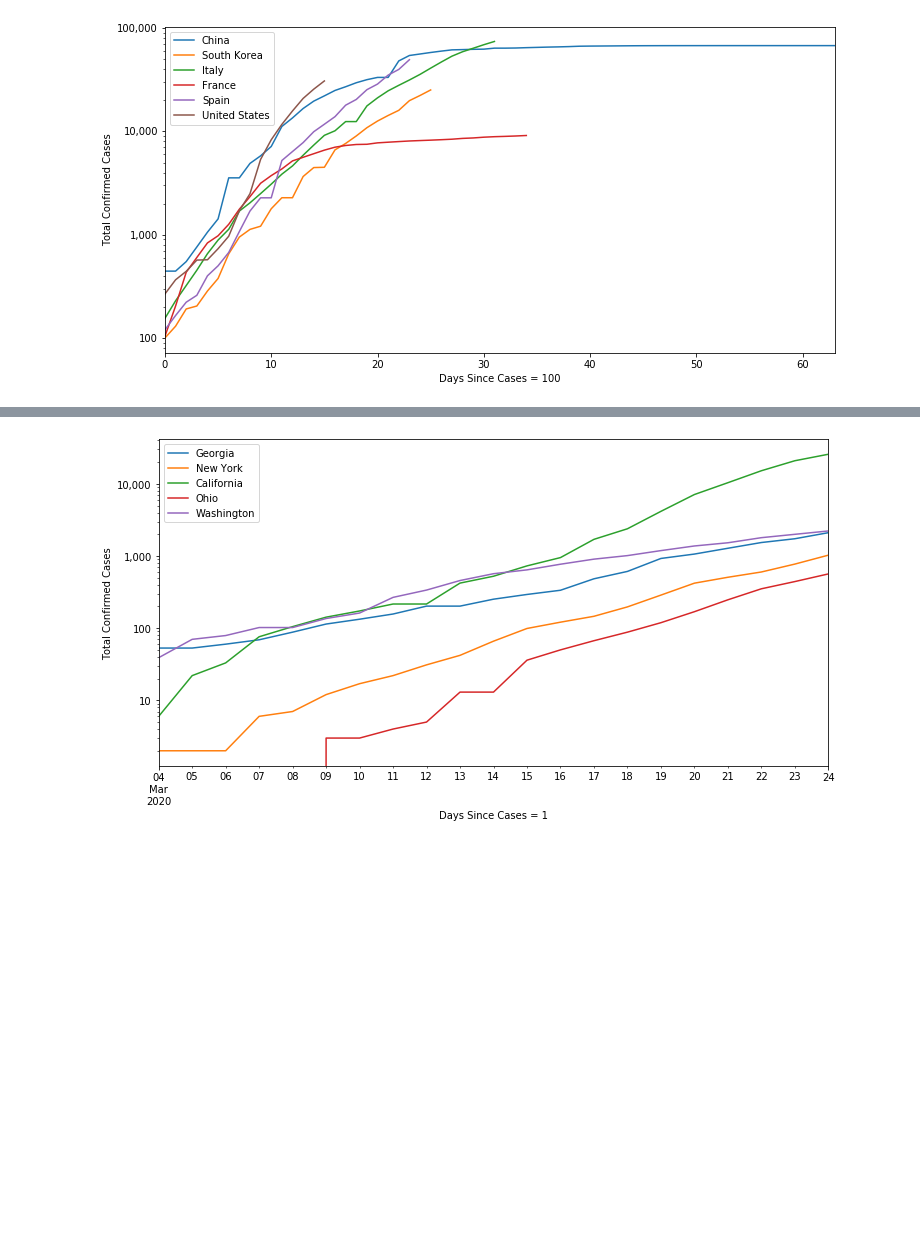
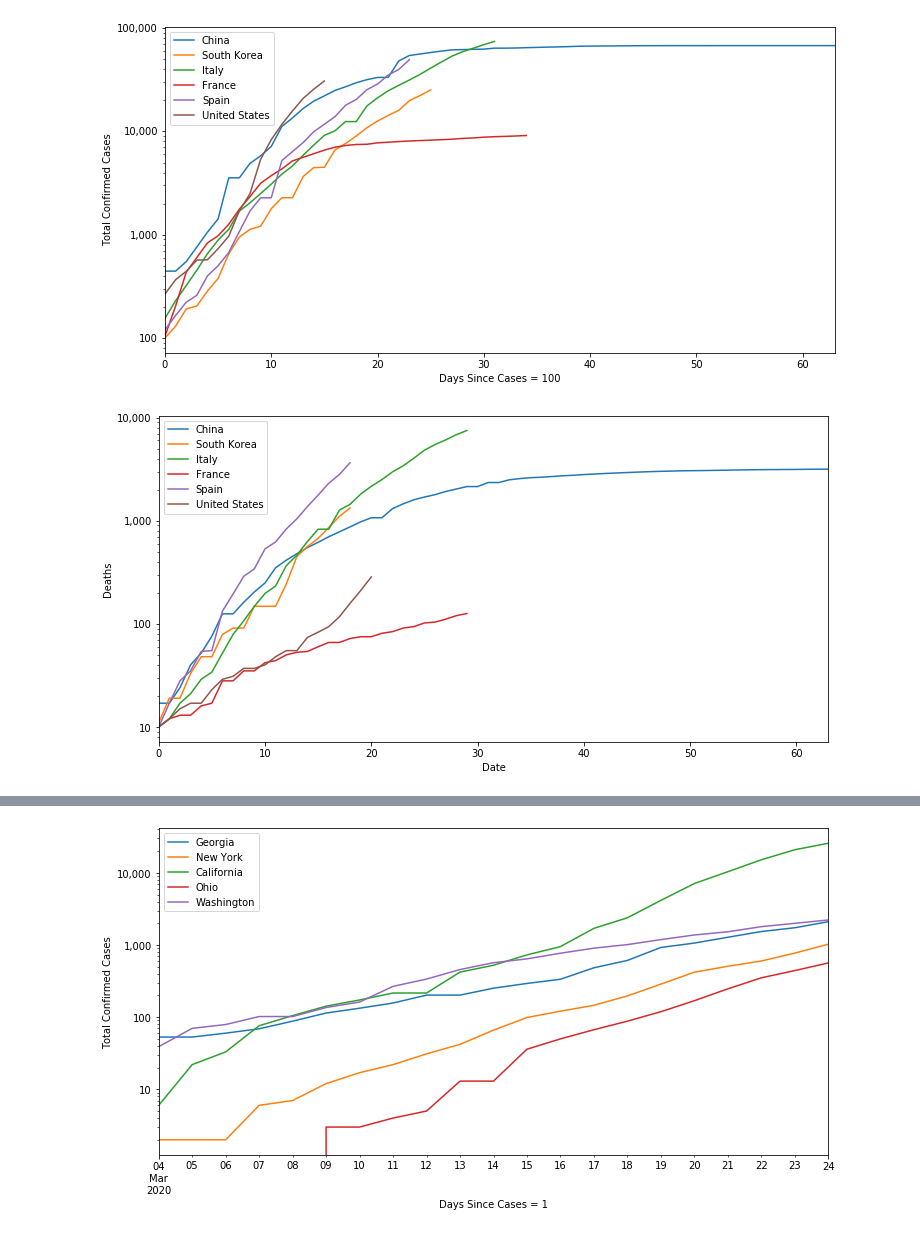
Before and after one commit to slstarnes/coronavirus-stats, a Jupyter notebook: Coronavirus.ipynb, the cells around one changed output, grey strips where cells are left out. Saved outputs shown, nothing was run; the diff lists cells and outputs as text; code cells hidden in the pictures; blank space fills up the shorter version.

Commit message:
added deaths data

```diff
--- a/Coronavirus.ipynb
+++ b/Coronavirus.ipynb
@@ -39,7 +39,7 @@ jhu_data['Country/Region'] = jhu_data['Country/Region'].map(country_mapper).fill
 # %%
 assert set(country_filter) - set(jhu_data['Country/Region']) == set()
 # %%
-def jhu_data_processing(df, states_data=False):
+def jhu_data_processing(df, t0_threshold=100, states_data=False):
     loc = 'location' if not states_data else 'state'
     df['Country/Region'] = df['Country/Region'].map(country_mapper).fillna(df['Country/Region'])
     if states_data:
@@ -80,6 +78,9 @@ t0_threshold = 100
 # %%
 jhu_data_t0 = jhu_data_processing(jhu_data)
 jhu_data_us_reduced = jhu_data_processing(jhu_data, states_data=True)
+# %%
+jhu_deaths_data_t0 = jhu_data_processing(jhu_data_deaths, t0_threshold=10)
+jhu_deaths_data_us_reduced = jhu_data_processing(jhu_data_deaths, states_data=True, t0_threshold=50)
 # %%
 ax = plt.gca()
 p=jhu_data_t0[jhu_data_t0['location'].isin(country_filter)].groupby('location').plot(x='since_t0',
@@ -92,4 +93,16 @@ ax.set_ylabel('Total Confirmed Cases')
 ax.yaxis.set_major_formatter(mtick.StrMethodFormatter('{x:,.0f}'))
 # %% [output]
 [figure]
+# %%
+ax = plt.gca()
+p=jhu_deaths_data_t0[jhu_deaths_data_t0['location'].isin(country_filter)].groupby('location').plot(x='since_t0',
+                                                                                     y='total',
+                                                                                     ax=ax, logy=True)
+ax.figure.set_size_inches(12,6)
+ax.legend(country_filter)
+ax.set_xlabel('Date')
+ax.set_ylabel('Deaths')
+ax.yaxis.set_major_formatter(mtick.StrMethodFormatter('{x:,.0f}'))
+# %% [output]
+[figure, added]
 # %%
```
Also changed, not shown: parts of 6 cells of this notebook.
